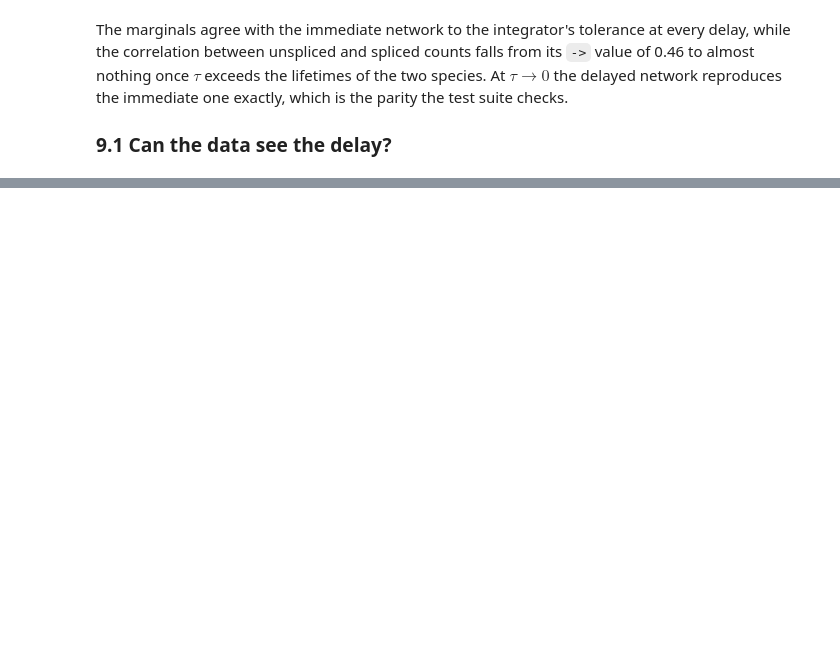
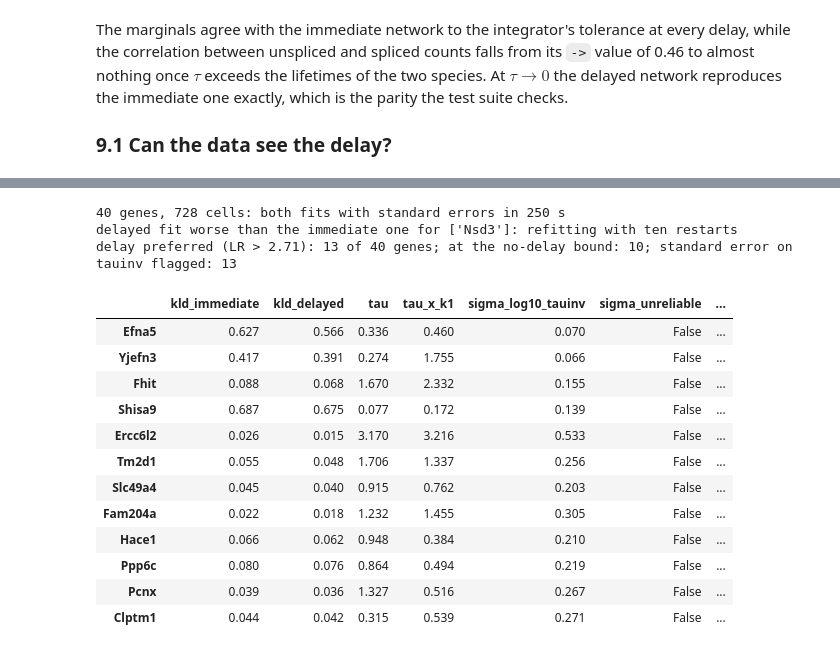
Before and after one commit to pachterlab/monod, a Jupyter notebook: demos/reaction_networks.ipynb, the cells around one changed output, grey strips where cells are left out. Saved outputs shown, nothing was run; the diff lists cells and outputs as text; code cells hidden in the pictures; blank space fills up the shorter version.

```diff
--- a/demos/reaction_networks.ipynb
+++ b/demos/reaction_networks.ipynb
@@ -936,0 +908,78 @@ The delay is the least-constrained direction, and it is `tauinv0` alone, but its
+# %%
+import zlib, functools
+from pathlib import Path
+from monod.inference import search_result_from_uns
+import monod.inference as inference_module
+inference_module.tqdm = functools.partial(inference_module.tqdm, disable=True)   # no progress bars in the saved notebook
+
+GABA = 'example_h5ad/gaba_example.h5ad'
+if not os.path.exists(GABA) and os.path.isdir('monod_examples/sample_data/gaba_anndata'):
+    # the example repository ships the h5ad as zlib-compressed chunks
+    chunks = sorted(Path('monod_examples/sample_data/gaba_anndata').glob('chunk_*.gz'))
+    open(GABA, 'wb').write(b''.join(zlib.decompress(open(f, 'rb').read()) for f in chunks))
+with warnings.catch_warnings():
+    warnings.simplefilter('ignore', UserWarning)          # duplicate gene names in the file
+    gaba_raw = ad.read_h5ad(GABA)
+gaba_raw.var_names_make_unique()
+
+N_PANEL = 40
+GP_PANEL = {'max_iterations': 100, 'num_restarts': 3, 'num_gene_cores': 8}
+m_imm = CMEModel('Bursty', 'None')                       # the immediate network, with a moment estimator to start from
+m_del = CMEModel('Custom', 'None', network='0 -> B x U => S -> 0', normalize_production_rate=True)
+
+t0 = time.time()
+warnings.simplefilter('ignore', IdentifiabilityWarning)   # the table below reports the flags gene by gene
+imm = perform_inference(gaba_raw, m_imm, n_genes=N_PANEL, viz=False, exclude_sigma=False,
+                        gradient_params=GP_PANEL, dataset_string='panel_immediate', seed=1, num_cores=8)
+dly = perform_inference(gaba_raw, m_del, n_genes=N_PANEL, viz=False, exclude_sigma=False, modality_name_dict=MAP,
+                        gradient_params=GP_PANEL, dataset_string='panel_delayed', seed=1, num_cores=8)
+assert list(imm.var_names) == list(dly.var_names)
+print(f'{N_PANEL} genes, {imm.n_obs} cells: both fits with standard errors in {time.time() - t0:.0f} s')
+
+def panel_table(imm, dly):
+    sr_i = search_result_from_uns(imm.uns['search_result']); sr_d = search_result_from_uns(dly.uns['search_result'])
+    P_i, P_d = np.asarray(sr_i.phys_optimum), np.asarray(sr_d.phys_optimum)
+    t = pd.DataFrame({'kld_immediate': np.asarray(sr_i.klds).ravel(), 'kld_delayed': np.asarray(sr_d.klds).ravel(),
+                      'tau': 10 ** -P_d[:, 1], 'tau_x_k1': 10 ** (P_d[:, 2] - P_d[:, 1]),
+                      'sigma_log10_tauinv': np.asarray(sr_d.sigma)[:, 1], 'sigma_unreliable': np.asarray(sr_d.sigma_fail, dtype=bool),
+                      'at_no_delay_bound': np.isclose(P_d[:, 1], m_del.bio_bounds['phys_ub'][1])}, index=imm.var_names)
+    t['LR'] = 2 * imm.n_obs * (t.kld_immediate - t.kld_delayed)
+    return t, P_i, P_d
+
+panel, P_imm, P_del = panel_table(imm, dly)
+stuck = list(panel.index[panel.LR < -1])
+if stuck:
+    print(f'delayed fit worse than the immediate one for {stuck}: refitting with ten restarts')
+    redo = perform_inference(gaba_raw, m_del, genes_to_fit=stuck, n_genes=len(stuck), viz=False, exclude_sigma=False, modality_name_dict=MAP,
+                             gradient_params={**GP_PANEL, 'num_restarts': 10}, dataset_string='panel_delayed_redo', seed=2, num_cores=8)
+    sr_r = search_result_from_uns(redo.uns['search_result'])
+    for k, g in enumerate(redo.var_names):
+        j = list(dly.var_names).index(g)
+        P_del[j] = np.asarray(sr_r.phys_optimum)[k]
+        panel.loc[g, ['kld_delayed', 'tau', 'tau_x_k1', 'sigma_log10_tauinv', 'sigma_unreliable']] = [
+            float(np.asarray(sr_r.klds).ravel()[k]), 10 ** -P_del[j, 1], 10 ** (P_del[j, 2] - P_del[j, 1]),
+            float(np.asarray(sr_r.sigma)[k, 1]), bool(np.asarray(sr_r.sigma_fail)[k])]
+        panel.loc[g, 'at_no_delay_bound'] = bool(np.isclose(P_del[j, 1], m_del.bio_bounds['phys_ub'][1]))
+    panel['LR'] = 2 * imm.n_obs * (panel.kld_immediate - panel.kld_delayed)
+
+CRIT = 2.71
+print(f'delay preferred (LR > {CRIT}): {(panel.LR > CRIT).sum()} of {len(panel)} genes; '
+      f'at the no-delay bound: {panel.at_no_delay_bound.sum()}; standard error on tauinv flagged: {panel.sigma_unreliable.sum()}')
+display(panel.sort_values('LR', ascending=False).round(3).head(12))
+# %% [output]
+40 genes, 728 cells: both fits with standard errors in 250 s
+delayed fit worse than the immediate one for ['Nsd3']: refitting with ten restarts
+delay preferred (LR > 2.71): 13 of 40 genes; at the no-delay bound: 10; standard error on tauinv flagged: 13
+|  | kld_immediate | kld_delayed | tau | tau_x_k1 | sigma_log10_tauinv | sigma_unreliable | ... |
+| Efna5 | 0.627 | 0.566 | 0.336 | 0.460 | 0.070 | False | ... |
+| Yjefn3 | 0.417 | 0.391 | 0.274 | 1.755 | 0.066 | False | ... |
+| Fhit | 0.088 | 0.068 | 1.670 | 2.332 | 0.155 | False | ... |
+| Shisa9 | 0.687 | 0.675 | 0.077 | 0.172 | 0.139 | False | ... |
+| Ercc6l2 | 0.026 | 0.015 | 3.170 | 3.216 | 0.533 | False | ... |
+| Tm2d1 | 0.055 | 0.048 | 1.706 | 1.337 | 0.256 | False | ... |
+| Slc49a4 | 0.045 | 0.040 | 0.915 | 0.762 | 0.203 | False | ... |
+| Fam204a | 0.022 | 0.018 | 1.232 | 1.455 | 0.305 | False | ... |
+| Hace1 | 0.066 | 0.062 | 0.948 | 0.384 | 0.210 | False | ... |
+| Ppp6c | 0.080 | 0.076 | 0.864 | 0.494 | 0.219 | False | ... |
+| Pcnx | 0.039 | 0.036 | 1.327 | 0.516 | 0.267 | False | ... |
+| Clptm1 | 0.044 | 0.042 | 0.315 | 0.539 | 0.271 | False | ... |
```
Also changed, not shown: parts of 21 cells of this notebook, 10 other files.
